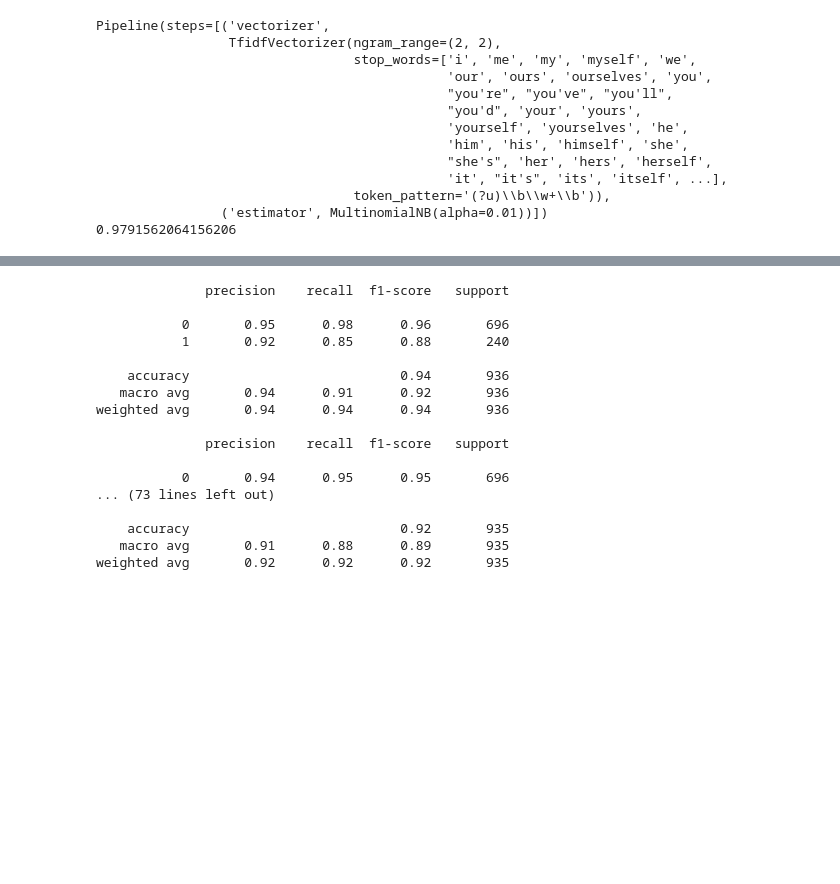
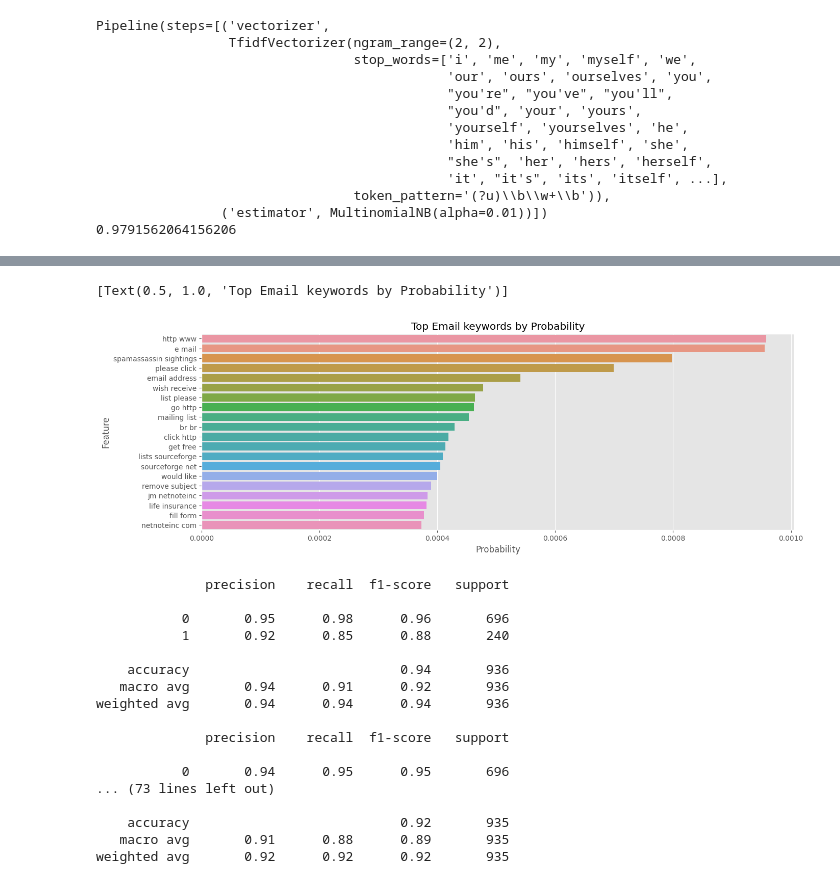
Before and after one commit to KendallScott/QTW, a Jupyter notebook: Case Study 3/Case_Study_3.ipynb, the cells around one changed output, grey strips where cells are left out. Saved outputs shown, nothing was run; the diff lists cells and outputs as text; code cells hidden in the pictures; blank space fills up the shorter version.

```diff
--- a/Case Study 3/Case_Study_3.ipynb
+++ b/Case Study 3/Case_Study_3.ipynb
@@ -356,11 +370,14 @@ mNB_scores
 # %%
 import matplotlib.pyplot as plt
 import seaborn as sns
 
 idx = feature_probability['Probability'].abs().sort_values(ascending = False).head(20).index
 feature_probability2 = feature_probability.loc[idx]
 
 plt.style.use('ggplot')
 plt.figure(figsize = (15,5))
-sns.barplot(x='Probability',y='Feature',data=feature_probability2).set(title='Top Sender Domains by Probability')
+sns.barplot(x='Probability',y='Feature',data=feature_probability2).set(title='Top Email keywords by Probability')
+# %% [output]
+[Text(0.5, 1.0, 'Top Email keywords by Probability')]
+[figure, added]
 # %%
```
Also changed, not shown: parts of 5 cells of this notebook.
